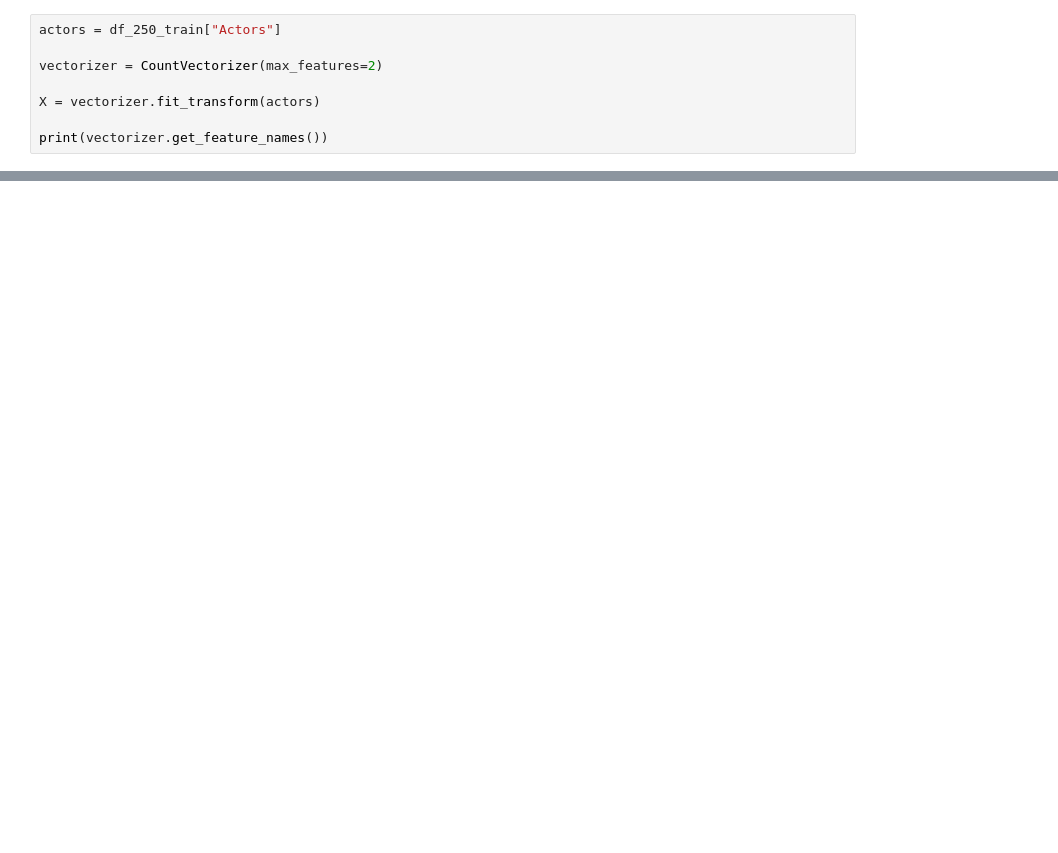
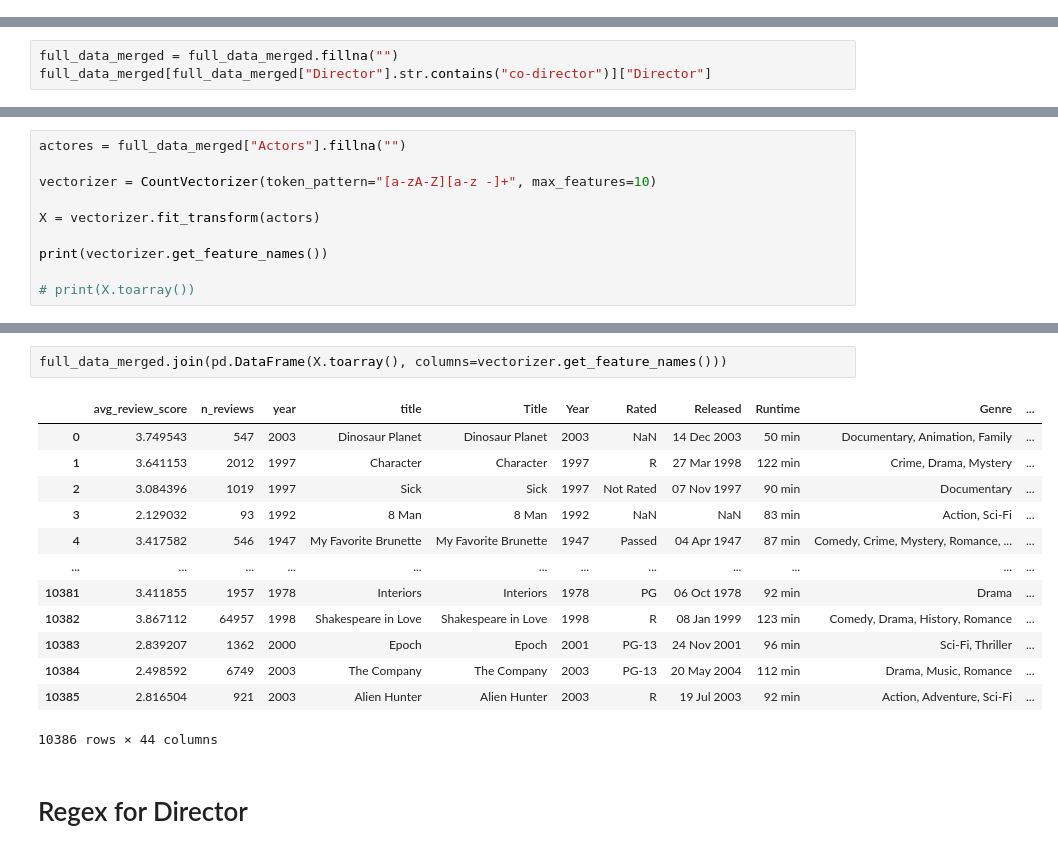
Before and after one commit to boemer00/Netflix, a Jupyter notebook: notebooks/Priscilla - exploring Regex.ipynb, the cells around one changed output, grey strips where cells are left out. Drawn from its saved outputs; the diff is of its cells as text; blank space fills up the shorter version.

```diff
--- a/notebooks/Priscilla - exploring Regex.ipynb
+++ b/notebooks/Priscilla - exploring Regex.ipynb
@@ -59,8 +32,0 @@ df_250_train.Actors[0]
-# %%
-actors = df_250_train["Actors"]
-
-vectorizer = CountVectorizer(max_features=2)
-
-X = vectorizer.fit_transform(actors)
-
-print(vectorizer.get_feature_names())
@@ -119,0 +105,3 @@ SyntaxError: invalid syntax (<ipython-input-25-aa2953a625a7>, line 3)
+# %%
+full_data_merged = full_data_merged.fillna("")
+full_data_merged[full_data_merged["Director"].str.contains("co-director")]["Director"]
@@ -119,0 +128,10 @@ SyntaxError: invalid syntax (<ipython-input-25-aa2953a625a7>, line 3)
+# %%
+actores = full_data_merged["Actors"].fillna("")
+
+vectorizer = CountVectorizer(token_pattern="[a-zA-Z][a-z -]+", max_features=10)
+
+X = vectorizer.fit_transform(actors)
+
+print(vectorizer.get_feature_names())
+
+# print(X.toarray())
@@ -119,0 +156,18 @@ SyntaxError: invalid syntax (<ipython-input-25-aa2953a625a7>, line 3)
+# %%
+full_data_merged.join(pd.DataFrame(X.toarray(), columns=vectorizer.get_feature_names()))
+# %% [output]
+|  | avg_review_score | n_reviews | year | title | Title | Year | Rated | Released | Runtime | Genre | ... |
+| 0 | 3.749543 | 547 | 2003 | Dinosaur Planet | Dinosaur Planet | 2003 | NaN | 14 Dec 2003 | 50 min | Documentary, Animation, Family | ... |
+| 1 | 3.641153 | 2012 | 1997 | Character | Character | 1997 | R | 27 Mar 1998 | 122 min | Crime, Drama, Mystery | ... |
+| 2 | 3.084396 | 1019 | 1997 | Sick | Sick | 1997 | Not Rated | 07 Nov 1997 | 90 min | Documentary | ... |
+| 3 | 2.129032 | 93 | 1992 | 8 Man | 8 Man | 1992 | NaN | NaN | 83 min | Action, Sci-Fi | ... |
+| 4 | 3.417582 | 546 | 1947 | My Favorite Brunette | My Favorite Brunette | 1947 | Passed | 04 Apr 1947 | 87 min | Comedy, Crime, Mystery, Romance, ... | ... |
+| ... | ... | ... | ... | ... | ... | ... | ... | ... | ... | ... | ... |
+| 10381 | 3.411855 | 1957 | 1978 | Interiors | Interiors | 1978 | PG | 06 Oct 1978 | 92 min | Drama | ... |
+| 10382 | 3.867112 | 64957 | 1998 | Shakespeare in Love | Shakespeare in Love | 1998 | R | 08 Jan 1999 | 123 min | Comedy, Drama, History, Romance | ... |
+| 10383 | 2.839207 | 1362 | 2000 | Epoch | Epoch | 2001 | PG-13 | 24 Nov 2001 | 96 min | Sci-Fi, Thriller | ... |
+| 10384 | 2.498592 | 6749 | 2003 | The Company | The Company | 2003 | PG-13 | 20 May 2004 | 112 min | Drama, Music, Romance | ... |
+| 10385 | 2.816504 | 921 | 2003 | Alien Hunter | Alien Hunter | 2003 | R | 19 Jul 2003 | 92 min | Action, Adventure, Sci-Fi | ... |
+10386 rows × 44 columns
+# %% [markdown]
+# Regex for Director
```
Also changed, not shown: parts of 23 cells of this notebook, 6 other files.
